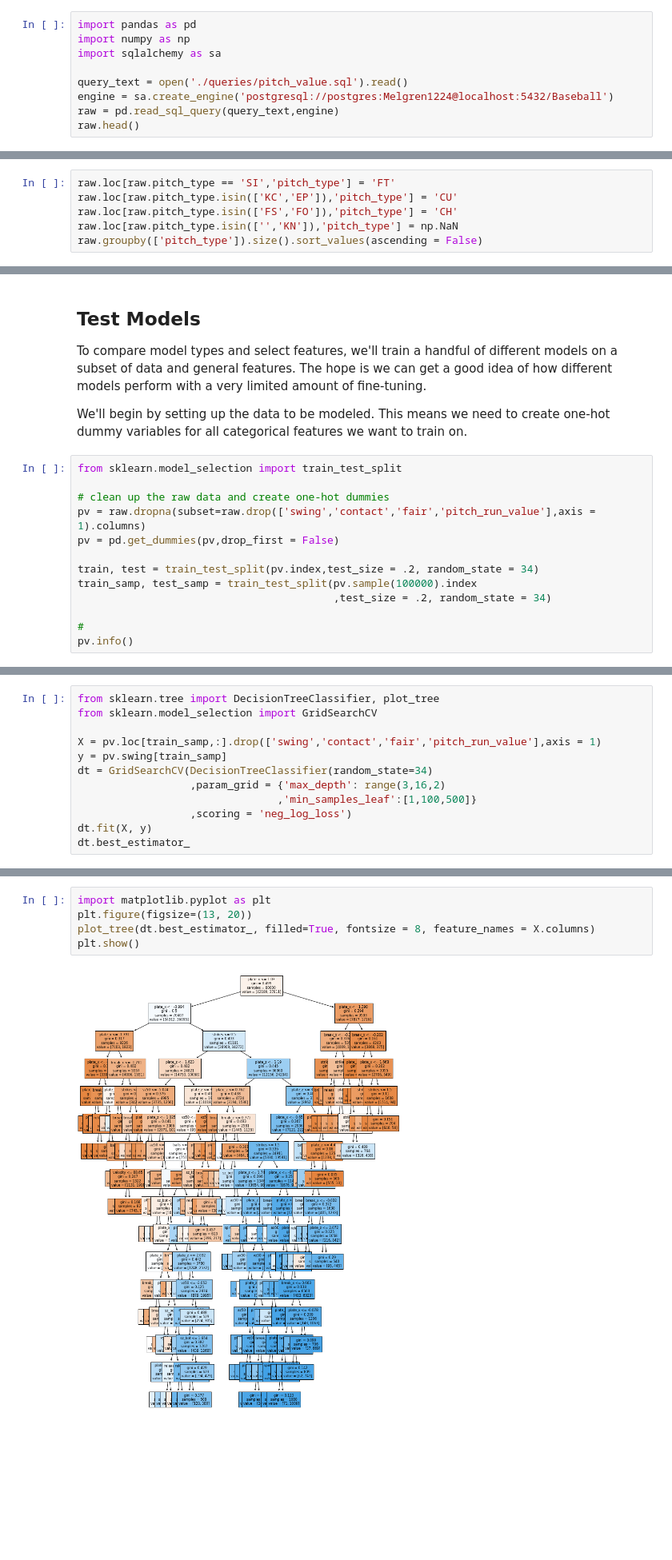
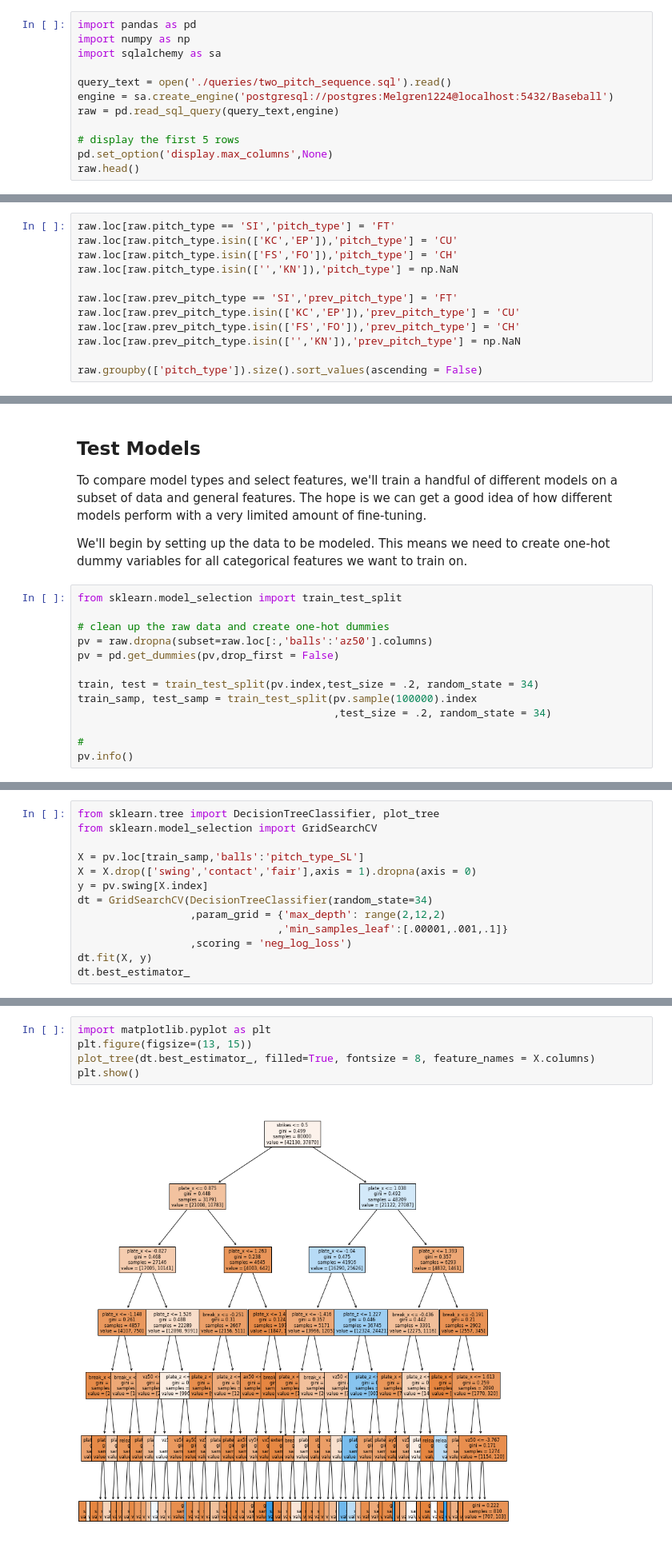
Before and after one commit to pmelgren/IntrinsicPitchValue, a Jupyter notebook: Exploration.ipynb, the cells around one changed output, grey strips where cells are left out. Shown at 80% size. Drawn from its saved outputs; the diff is of its cells as text; blank space fills up the shorter version.

Commit message:
Change exploration from a one-pitch model to a two-pitch sequence model and add a heat map to plot grid search results

```diff
--- a/Exploration.ipynb
+++ b/Exploration.ipynb
@@ -20,8 +20,11 @@ import pandas as pd
 import numpy as np
 import sqlalchemy as sa
 
-query_text = open('./queries/pitch_value.sql').read()
+query_text = open('./queries/two_pitch_sequence.sql').read()
 engine = sa.create_engine('postgresql://postgres:Melgren1224@localhost:5432/Baseball')
 raw = pd.read_sql_query(query_text,engine)
+
+# display the first 5 rows
+pd.set_option('display.max_columns',None)
 raw.head()
 # %% [output]
@@ -103,6 +104,12 @@ raw.loc[raw.pitch_type == 'SI','pitch_type'] = 'FT'
 raw.loc[raw.pitch_type.isin(['KC','EP']),'pitch_type'] = 'CU'
 raw.loc[raw.pitch_type.isin(['FS','FO']),'pitch_type'] = 'CH'
 raw.loc[raw.pitch_type.isin(['','KN']),'pitch_type'] = np.NaN
+
+raw.loc[raw.prev_pitch_type == 'SI','prev_pitch_type'] = 'FT'
+raw.loc[raw.prev_pitch_type.isin(['KC','EP']),'prev_pitch_type'] = 'CU'
+raw.loc[raw.prev_pitch_type.isin(['FS','FO']),'prev_pitch_type'] = 'CH'
+raw.loc[raw.prev_pitch_type.isin(['','KN']),'prev_pitch_type'] = np.NaN
+
 raw.groupby(['pitch_type']).size().sort_values(ascending = False)
 # %% [output]
 pitch_type
@@ -157,7 +162,7 @@ We'll begin by setting up the data to be modeled. This means we need to create o
 from sklearn.model_selection import train_test_split
 
 # clean up the raw data and create one-hot dummies
-pv = raw.dropna(subset=raw.drop(['swing','contact','fair','pitch_run_value'],axis = 1).columns)
+pv = raw.dropna(subset=raw.loc[:,'balls':'az50'].columns)
 pv = pd.get_dummies(pv,drop_first = False)
 
 train, test = train_test_split(pv.index,test_size = .2, random_state = 34)
@@ -190,11 +199,12 @@ The next step is to establish a baseline swing model. Since we are primarily usi
 from sklearn.tree import DecisionTreeClassifier, plot_tree
 from sklearn.model_selection import GridSearchCV
 
-X = pv.loc[train_samp,:].drop(['swing','contact','fair','pitch_run_value'],axis = 1)
-y = pv.swing[train_samp]
+X = pv.loc[train_samp,'balls':'pitch_type_SL']
+X = X.drop(['swing','contact','fair'],axis = 1).dropna(axis = 0)
+y = pv.swing[X.index]
 dt = GridSearchCV(DecisionTreeClassifier(random_state=34)
-                  ,param_grid = {'max_depth': range(3,16,2)
-                                ,'min_samples_leaf':[1,100,500]}
+                  ,param_grid = {'max_depth': range(2,12,2)
+                                ,'min_samples_leaf':[.00001,.001,.1]}
                   ,scoring = 'neg_log_loss')
 dt.fit(X, y)
 dt.best_estimator_
@@ -208,7 +220,7 @@ DecisionTreeClassifier(ccp_alpha=0.0, class_weight=None, criterion='gini',
 # %%
 import matplotlib.pyplot as plt
-plt.figure(figsize=(13, 20))
+plt.figure(figsize=(13, 15))
 plot_tree(dt.best_estimator_, filled=True, fontsize = 8, feature_names = X.columns)
 plt.show()
 # %% [output]
-[figure, old version]
+[figure, new version]
```
Also changed, not shown: parts of 15 cells of this notebook, 1 other file.
